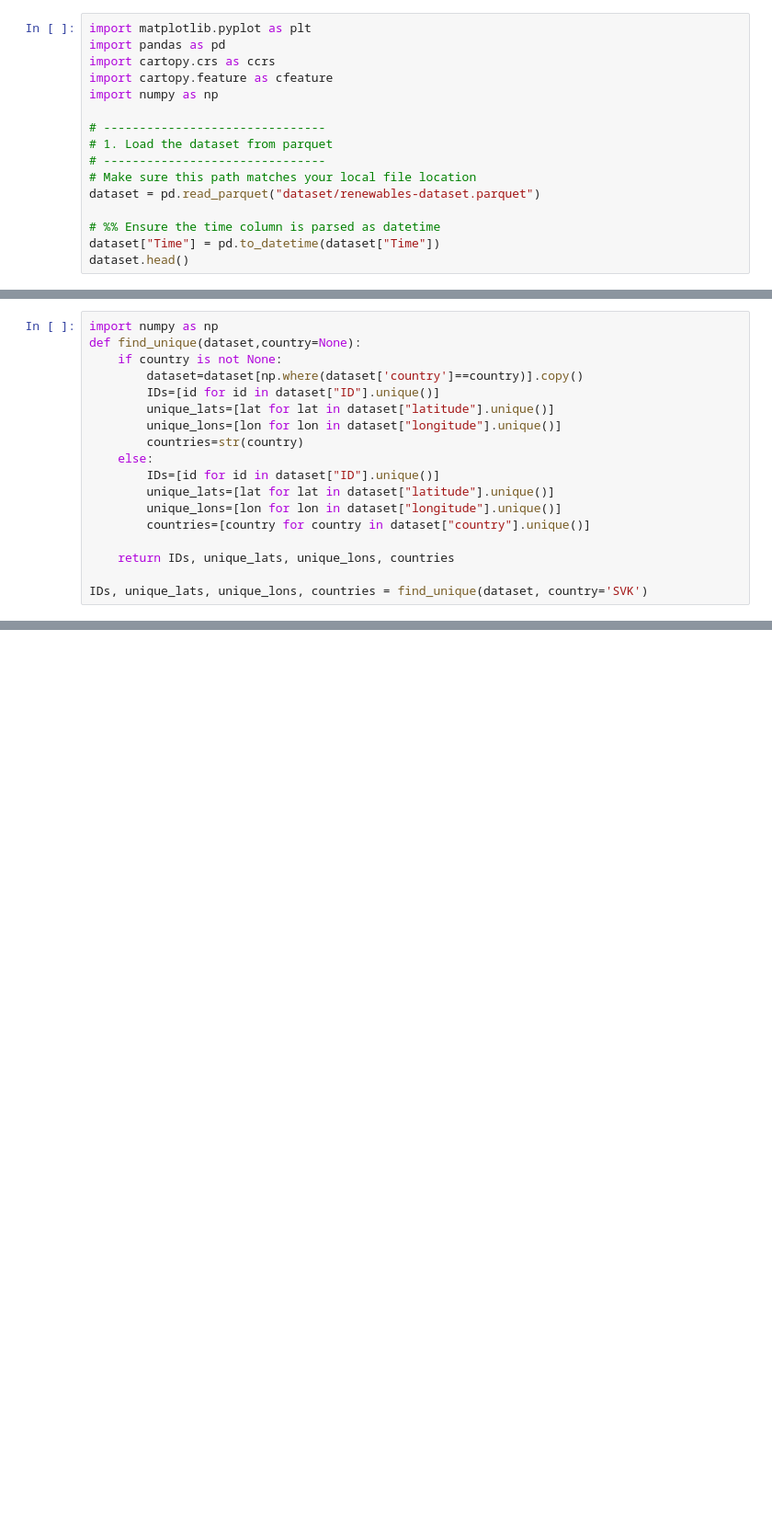
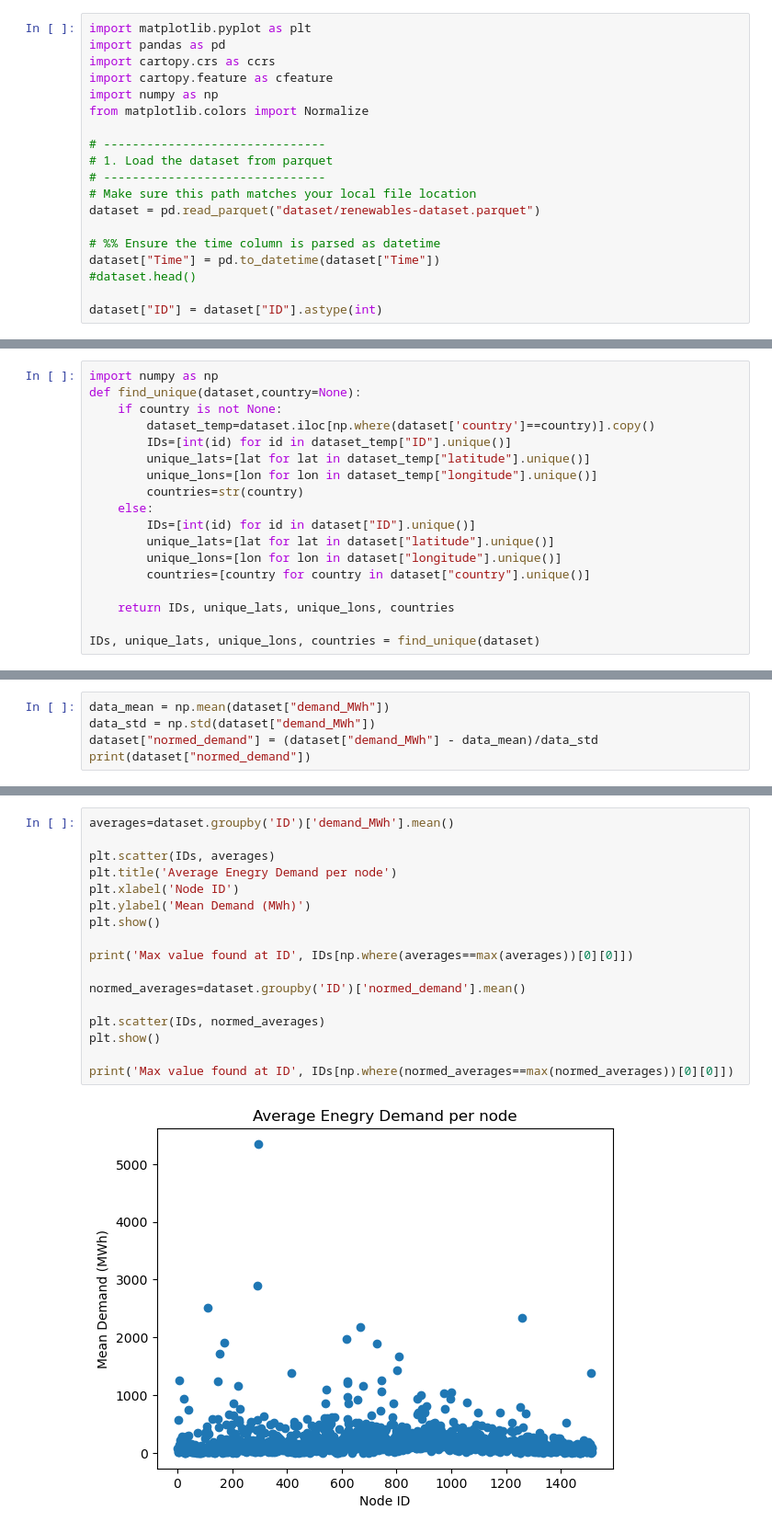
Before and after one commit to 000rla/demand-MFC-jamboree-2026, a Jupyter notebook: data_exploring.ipynb, the cells around one changed output, grey strips where cells are left out. Shown at 92% size. Cells and saved outputs as stored; diff of their text form; blank space fills up the shorter version.

Commit message:
Added analysis of outlier node

```diff
--- a/data_exploring.ipynb
+++ b/data_exploring.ipynb
@@ -4,6 +4,7 @@ import pandas as pd
 import cartopy.crs as ccrs
 import cartopy.feature as cfeature
 import numpy as np
+from matplotlib.colors import Normalize
 
 # -------------------------------
 # 1. Load the dataset from parquet
@@ -13,4 +14,6 @@ dataset = pd.read_parquet("dataset/renewables-dataset.parquet")
 
 # %% Ensure the time column is parsed as datetime
 dataset["Time"] = pd.to_datetime(dataset["Time"])
-dataset.head()
+#dataset.head()
+
+dataset["ID"] = dataset["ID"].astype(int)
@@ -25,17 +21,17 @@ dataset.head()
 import numpy as np
 def find_unique(dataset,country=None):
     if country is not None:
-        dataset=dataset[np.where(dataset['country']==country)].copy()
-        IDs=[id for id in dataset["ID"].unique()]
-        unique_lats=[lat for lat in dataset["latitude"].unique()]
-        unique_lons=[lon for lon in dataset["longitude"].unique()]
+        dataset_temp=dataset.iloc[np.where(dataset['country']==country)].copy()
+        IDs=[int(id) for id in dataset_temp["ID"].unique()]
+        unique_lats=[lat for lat in dataset_temp["latitude"].unique()]
+        unique_lons=[lon for lon in dataset_temp["longitude"].unique()]
         countries=str(country)
     else:
-        IDs=[id for id in dataset["ID"].unique()]
+        IDs=[int(id) for id in dataset["ID"].unique()]
         unique_lats=[lat for lat in dataset["latitude"].unique()]
         unique_lons=[lon for lon in dataset["longitude"].unique()]
         countries=[country for country in dataset["country"].unique()]
 
     return IDs, unique_lats, unique_lons, countries
 
-IDs, unique_lats, unique_lons, countries = find_unique(dataset, country='SVK')
+IDs, unique_lats, unique_lons, countries = find_unique(dataset)
@@ -85,0 +38,5 @@ len(dataset.index)
+# %%
+data_mean = np.mean(dataset["demand_MWh"])
+data_std = np.std(dataset["demand_MWh"])
+dataset["normed_demand"] = (dataset["demand_MWh"] - data_mean)/data_std
+print(dataset["normed_demand"])
@@ -85,0 +56,19 @@ len(dataset.index)
+# %%
+averages=dataset.groupby('ID')['demand_MWh'].mean()
+
+plt.scatter(IDs, averages)
+plt.title('Average Enegry Demand per node')
+plt.xlabel('Node ID')
+plt.ylabel('Mean Demand (MWh)')
+plt.show()
+
+print('Max value found at ID', IDs[np.where(averages==max(averages))[0][0]])
+
+normed_averages=dataset.groupby('ID')['normed_demand'].mean()
+
+plt.scatter(IDs, normed_averages)
+plt.show()
+
+print('Max value found at ID', IDs[np.where(normed_averages==max(normed_averages))[0][0]])
+# %% [output]
+[figure, added]
```
Also changed, not shown: parts of 18 cells of this notebook.
